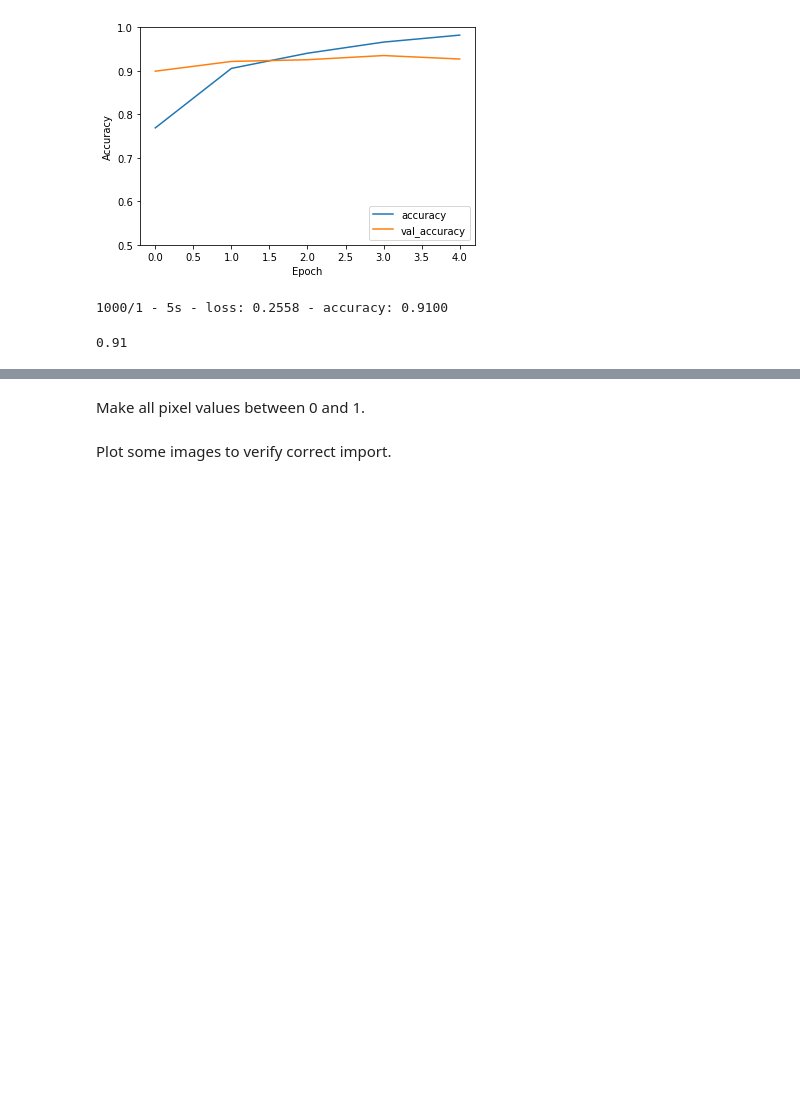
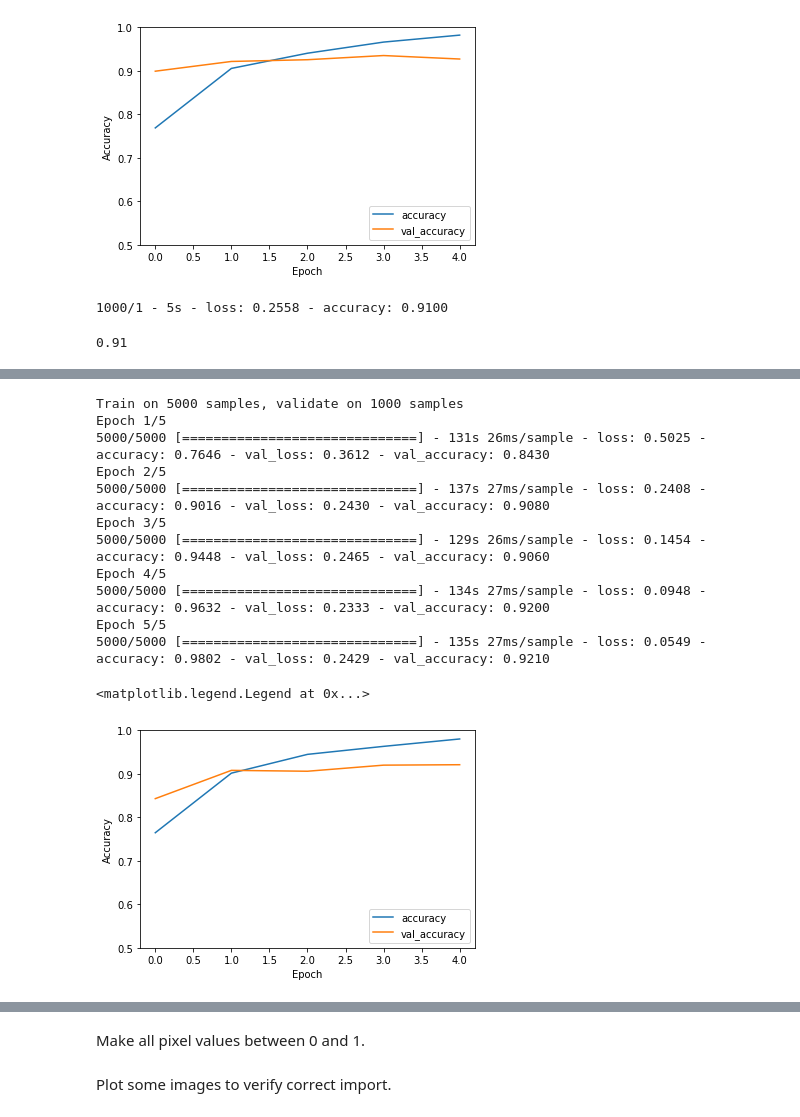
Before and after one commit to KonradChlupka/AMLSassignment19_20, a Jupyter notebook: AMLS_19-20_SN16076397/main_jupyter.ipynb, the cells around one changed output, grey strips where cells are left out. Drawn from its saved outputs; the diff is of its cells as text; code cells hidden in the pictures; blank space fills up the shorter version.

```diff
--- a/AMLS_19-20_SN16076397/main_jupyter.ipynb
+++ b/AMLS_19-20_SN16076397/main_jupyter.ipynb
@@ -356,3 +362,3 @@ Import raw data.
 # %%
-a1_X_train_raw_images, a1_y_train_raw = load_images_and_labels("celeba", "gender")
-a1_X_test_raw_images, a1_y_test_raw = load_images_and_labels("celeba", "gender")
+a2_X_train_raw_images, a2_y_train_raw = load_images_and_labels("celeba", "gender")
+a2_X_test_raw_images, a2_y_test_raw = load_images_and_labels("celeba_test", "gender")
@@ -386,0 +365,3 @@ sklearn.metrics.accuracy_score(b1_y_validation["face_shape"], b1_model.predict(b
+# %%
+a2_X_train_images, a2_y_train = a2_X_train_raw_images, a2_y_train_raw
+a2_X_test_images, a2_y_test = a2_X_test_raw_images, a2_y_test_raw
@@ -386,0 +370,12 @@ sklearn.metrics.accuracy_score(b1_y_validation["face_shape"], b1_model.predict(b
+# %%
+a2_model = tf.keras.models.Sequential()
+a2_model.add(tf.keras.layers.Conv2D(32, (3, 3), activation='relu', input_shape=(218, 178, 3)))
+a2_model.add(tf.keras.layers.MaxPooling2D((2, 2)))
+a2_model.add(tf.keras.layers.Conv2D(64, (3, 3), activation='relu'))
+a2_model.add(tf.keras.layers.MaxPooling2D((2, 2)))
+a2_model.add(tf.keras.layers.Conv2D(64, (3, 3), activation='relu'))
+a2_model.add(tf.keras.layers.Flatten())
+a2_model.add(tf.keras.layers.Dense(64, activation='relu'))
+a2_model.add(tf.keras.layers.Dense(2, activation='softmax'))
+
+a2_model.summary()
@@ -386,0 +400,32 @@ sklearn.metrics.accuracy_score(b1_y_validation["face_shape"], b1_model.predict(b
+# %%
+a2_model.compile(
+    optimizer="adam", loss="sparse_categorical_crossentropy", metrics=["accuracy"]
+)
+
+history = a2_model.fit(
+    a2_X_train_images,
+    a2_y_train,
+    epochs=5,
+    validation_data=(a2_X_test_images, a2_y_test),
+)
+
+plt.plot(history.history["accuracy"], label="accuracy")
+plt.plot(history.history["val_accuracy"], label="val_accuracy")
+plt.xlabel("Epoch")
+plt.ylabel("Accuracy")
+plt.ylim([0.5, 1])
+plt.legend(loc="lower right")
+# %% [output]
+Train on 5000 samples, validate on 1000 samples
+Epoch 1/5
+5000/5000 [==============================] - 131s 26ms/sample - loss: 0.5025 - accuracy: 0.7646 - val_loss: 0.3612 - val_accuracy: 0.8430
+Epoch 2/5
+5000/5000 [==============================] - 137s 27ms/sample - loss: 0.2408 - accuracy: 0.9016 - val_loss: 0.2430 - val_accuracy: 0.9080
+Epoch 3/5
+5000/5000 [==============================] - 129s 26ms/sample - loss: 0.1454 - accuracy: 0.9448 - val_loss: 0.2465 - val_accuracy: 0.9060
+Epoch 4/5
+5000/5000 [==============================] - 134s 27ms/sample - loss: 0.0948 - accuracy: 0.9632 - val_loss: 0.2333 - val_accuracy: 0.9200
+Epoch 5/5
+5000/5000 [==============================] - 135s 27ms/sample - loss: 0.0549 - accuracy: 0.9802 - val_loss: 0.2429 - val_accuracy: 0.9210
+<matplotlib.legend.Legend at 0x...>
+[figure, added]
```
Also changed, not shown: parts of 36 cells of this notebook.
